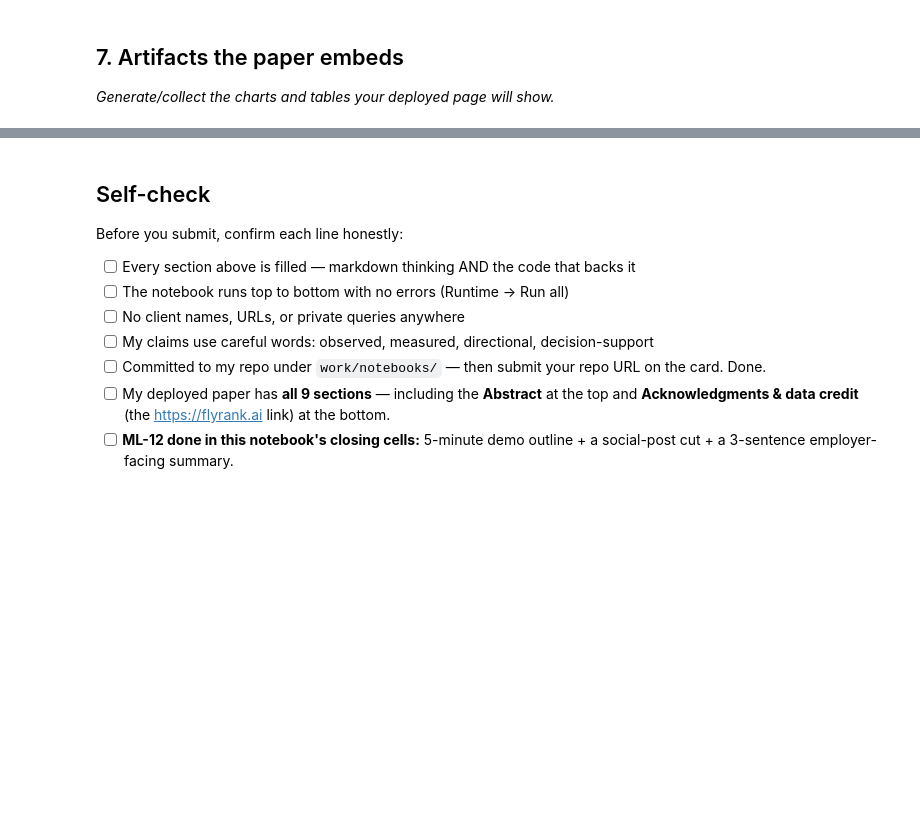
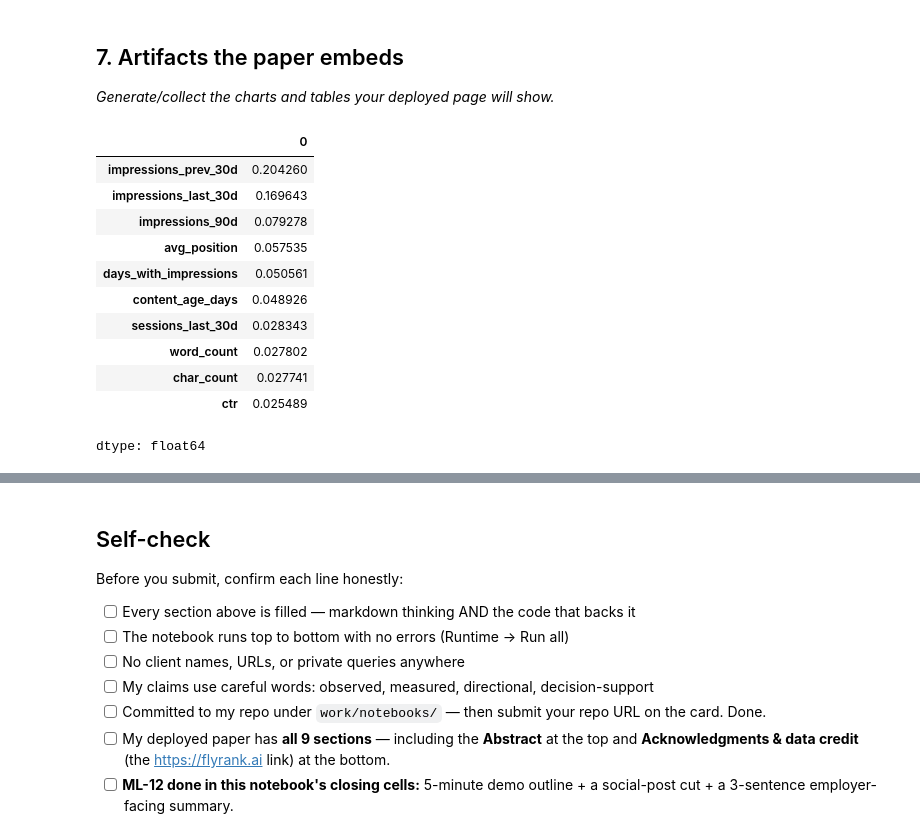
Before and after one commit to Srilaya30/flyrank-ml-internship, a Jupyter notebook: work/notebooks/capstone.ipynb, the cells around one changed output, grey strips where cells are left out. Saved outputs shown, nothing was run; the diff lists cells and outputs as text; code cells hidden in the pictures; blank space fills up the shorter version.

```diff
--- a/work/notebooks/capstone.ipynb
+++ b/work/notebooks/capstone.ipynb
@@ -20,0 +192,30 @@ This skeleton is yours to fill. Work the sections **in order** — each one has
+# %%
+from sklearn.impute import SimpleImputer
+from sklearn.ensemble import RandomForestClassifier
+
+imputer = SimpleImputer(strategy="median")
+
+X_train = pd.DataFrame(
+    imputer.fit_transform(X_train),
+    columns=X_train.columns,
+    index=X_train.index
+)
+
+X_test = pd.DataFrame(
+    imputer.transform(X_test),
+    columns=X_test.columns,
+    index=X_test.index
+)
+
+model = RandomForestClassifier(
+    n_estimators=200,
+    random_state=42,
+    class_weight="balanced",
+    n_jobs=-1
+)
+
+model.fit(X_train, y_train)
+
+y_prob = model.predict_proba(X_test)[:, 1]
+
+print("Model trained successfully.")
@@ -34,3 +418,23 @@ This skeleton is yours to fill. Work the sections **in order** — each one has
 ## 7. Artifacts the paper embeds
 
 *Generate/collect the charts and tables your deployed page will show.*
+# %%
+feature_importance = pd.Series(
+    model.feature_importances_,
+    index=feature_cols
+).sort_values(ascending=False)
+
+feature_importance.head(10)
+# %% [output]
+|  | 0 |
+| impressions_prev_30d | 0.204260 |
+| impressions_last_30d | 0.169643 |
+| impressions_90d | 0.079278 |
+| avg_position | 0.057535 |
+| days_with_impressions | 0.050561 |
+| content_age_days | 0.048926 |
+| sessions_last_30d | 0.028343 |
+| word_count | 0.027802 |
+| char_count | 0.027741 |
+| ctr | 0.025489 |
+dtype: float64
```
Also changed, not shown: parts of 22 cells of this notebook.
